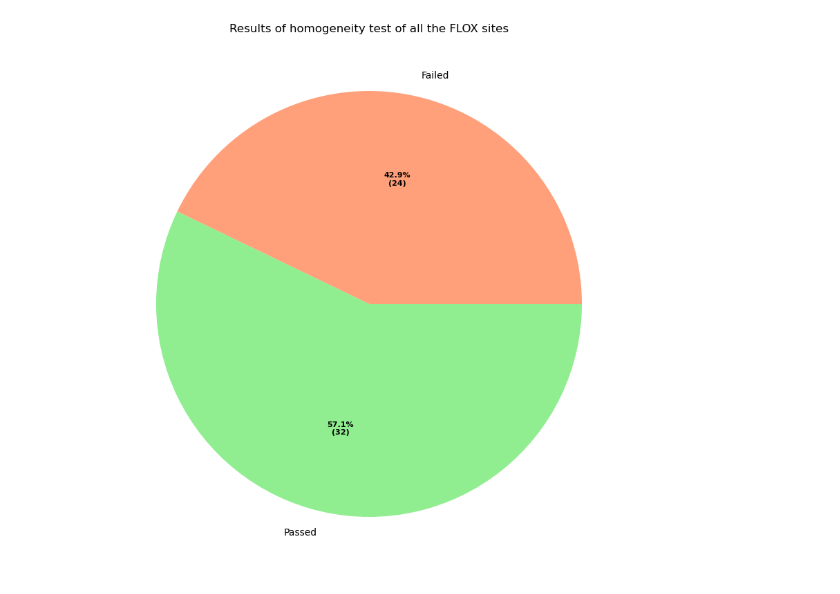
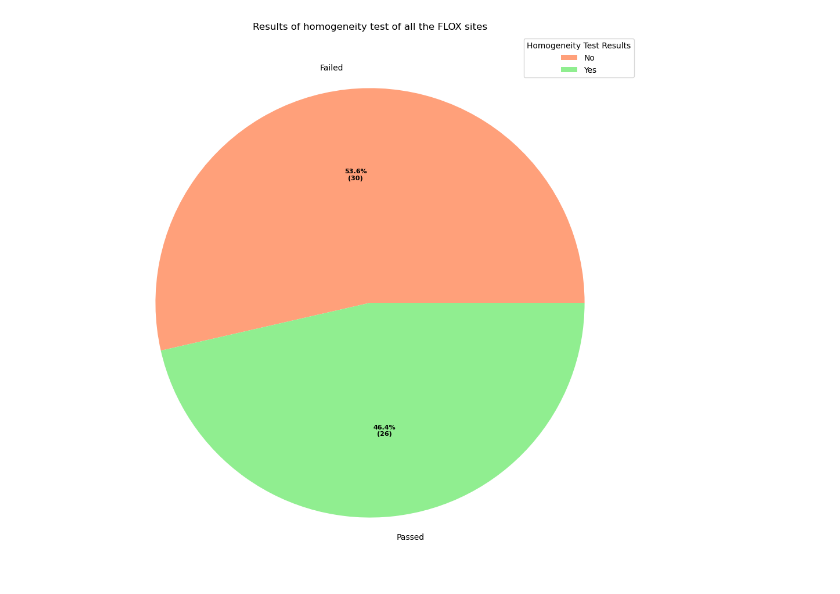
Before and after one commit to IAGO1215/DISCBICOCCA, a Jupyter notebook: NoteBooks Draft/Chart Pan.ipynb, the cells around one changed output. Drawn from its saved outputs; the diff is of its cells as text; code cells hidden in the pictures.

```diff
--- a/NoteBooks Draft/Chart Pan.ipynb
+++ b/NoteBooks Draft/Chart Pan.ipynb
@@ -20,0 +49,4 @@ df.head()
+# %%
+df_ECO = pd.read_excel(cwd + "\\Flox_sites_table_final_PFT_correct.xlsx", sheet_name = 'With-forest')
+df_ECO = df_ECO.drop(columns = (['Homogeneity test passed']))
+df_ECO.head()
@@ -20,0 +60,8 @@ df.head()
+# %%
+df_FLOX = pd.merge(left = df_HI, right = df_Network, on = 'Site')
+df_FLOX = df_FLOX[df_FLOX['Reference network'].str.contains("FLOX")]
+df_FLOX = df_FLOX[~df_FLOX['Site'].str.contains("New")]
+df_FLOX = pd.merge(left = df_FLOX, right = df_ECO, left_on="Site", right_on="Site code")
+df_FLOX = df_FLOX.reset_index(drop = True)
+df_FLOX = df_FLOX[['Site','HI Total','Homo Test', 'Main ecosystem', 'FLOX Active','Reference network','Latitude','Longitude','Site name','Country','Link']]
+df_FLOX.head()
@@ -62,16 +104,15 @@ plt.show()
 # %%
 # Creating autocpt arguments
 
-
 def func(pct, allvalues):
-    absolute = int(pct / 100.*np.sum(allvalues))
+    absolute = int(round((pct / 100.*np.sum(allvalues)), 0))
     return "{:.1f}%\n({:d})".format(pct, absolute)
 
 
 # Creating plot
-fig, ax = plt.subplots(figsize=(10, 10))
-wedges, texts, autotexts = ax.pie(df_Passed_Grouped['Number'],
-                                  autopct=lambda pct: func(pct, df_Passed_Grouped['Number']),
+fig, ax = plt.subplots(figsize=(12, 12))
+wedges, texts, autotexts = ax.pie(df_Passed_Grouped['Site'],
+                                  autopct=lambda pct: func(pct, df_Passed_Grouped['Site']),
                                   labels=df_Passed_Grouped['Main ecosystem'],
                                   shadow=False,
                                   colors=mycolors,
@@ -94,6 +135,6 @@ plt.show()
 # %%
 # Group by test-passed and test-failed
-df_Test_Grouped = df.groupby('Homogeneity test passed').count()
+df_Test_Grouped = df_FLOX.groupby('Homo Test').count()
 df_Test_Grouped = df_Test_Grouped.reset_index()
 df_Test_Grouped.head()
 # %% [output]
@@ -103,32 +144,32 @@ df_Test_Grouped.head()
 # %%
 # Creating autocpt arguments
 def func(pct, allvalues):
-    absolute = int(pct / 100.*np.sum(allvalues))
+    absolute = int(round((pct / 100.*np.sum(allvalues)), 0))
     return "{:.1f}%\n({:d})".format(pct, absolute)
 
 
 # Creating plot
-fig, ax = plt.subplots(figsize=(10, 10))
-wedges, texts, autotexts = ax.pie(df_Test_Grouped['Number'],
-                                  autopct=lambda pct: func(pct, df_Test_Grouped['Number']),
+fig, ax = plt.subplots(figsize=(12, 12))
+wedges, texts, autotexts = ax.pie(df_Test_Grouped['Site'],
+                                  autopct=lambda pct: func(pct, df_Test_Grouped['Site']),
                                   labels=['Failed','Passed'],
                                   shadow=False,
                                   colors=["lightsalmon","lightgreen"],
                                   startangle=0,
                                   wedgeprops={'linewidth': 0, 'edgecolor': "green"},
                                   textprops=dict(color="black"))
 
 
 
 plt.setp(autotexts, size=8, weight="bold")
 ax.set_title("Results of homogeneity test of all the FLOX sites")
 
 # show plot
-# ax.legend(wedges, df_Test_Grouped['Homogeneity test passed'],
-#           title="Homogeneity Test Results",
-#           loc="upper right")
+ax.legend(wedges, df_Test_Grouped['Homo Test'],
+          title="Homogeneity Test Results",
+          loc="upper right")
 plt.show()
 # %% [output]
-[figure, old version]
+[figure, new version]
 # %%
 # Group by main ecosystems
```
Also changed, not shown: parts of 20 cells of this notebook, 25 other files.
